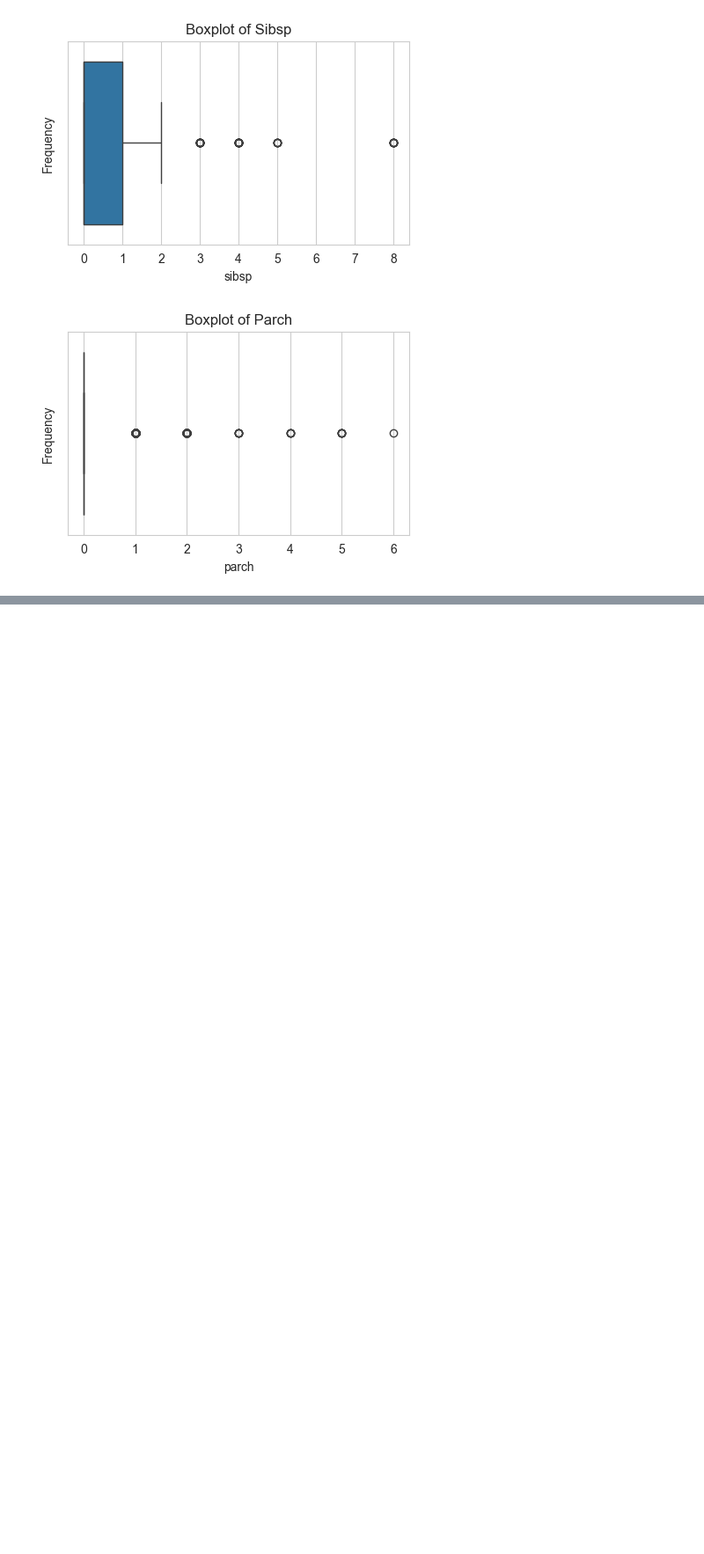
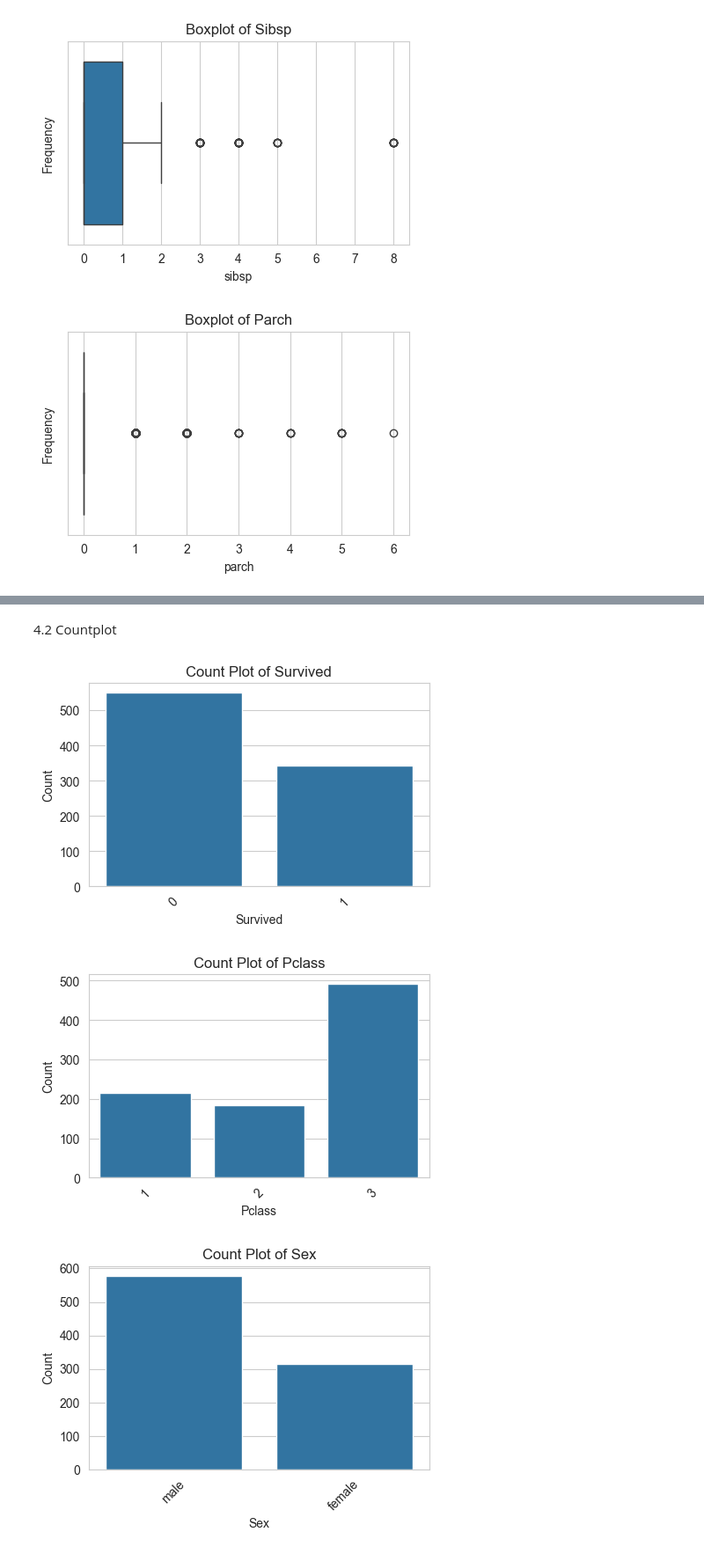
Before and after one commit to Foysalmeazi/univariate_data_analysis, a Jupyter notebook: Data_Quality_Check/univariate_analysis.ipynb, the cells around one changed output, grey strips where cells are left out. Shown at 88% size. Cells and saved outputs as stored; diff of their text form; code cells hidden in the pictures; blank space fills up the shorter version.

Commit message:
Categorical Columns Count Plot

```diff
--- a/Data_Quality_Check/univariate_analysis.ipynb
+++ b/Data_Quality_Check/univariate_analysis.ipynb
@@ -234,0 +248,10 @@ for col in numerical_cols:
+# %%
+for col in categorical_cols:
+    print(f'Value Counts (Frequency Table) for {col.capitalize()}:')
+    print(data[col].value_counts())
+    print('-'*50)
+    print(f'Value Counts (Frequency Table) for {col.capitalize()} in percentage:')
+    print(data[col].value_counts(normalize=True))
+
+
+data['pclass'].value_counts(normalize=True)
@@ -234,0 +281,15 @@ for col in numerical_cols:
+# %% [markdown]
+4.2 Countplot
+# %%
+for col in categorical_cols:
+    plt.figure(figsize=(5,3))
+    sns.countplot(x=data[col])
+    plt.title(f'Count Plot of {col.capitalize()}')
+    plt.xlabel(col.capitalize())
+    plt.ylabel('Count')
+    plt.xticks(rotation=45)
+    plt.show()
+# %% [output]
+[figure, added]
+[figure, added]
+[figure, added]
```
Also changed, not shown: parts of 6 cells of this notebook.
